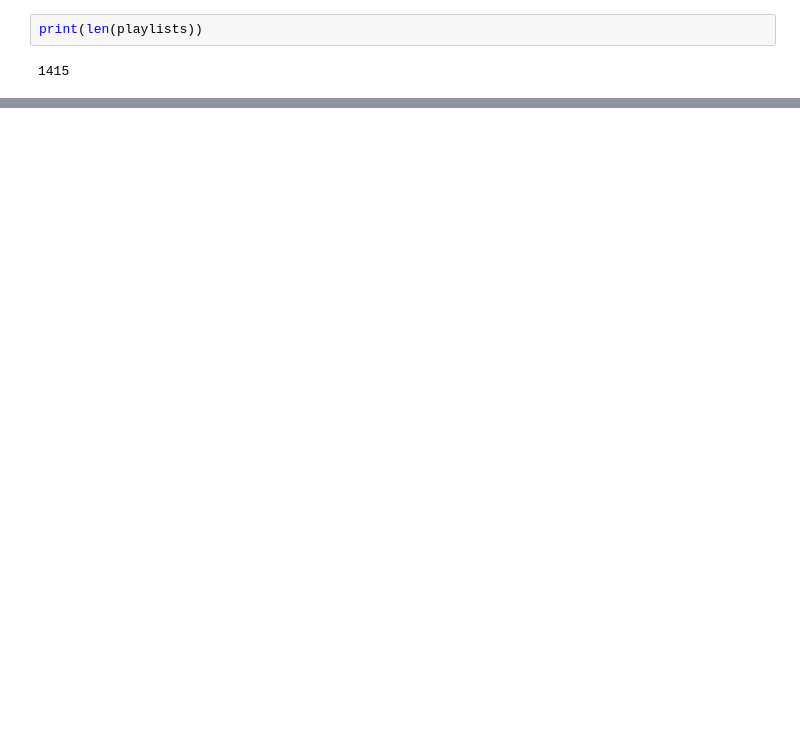
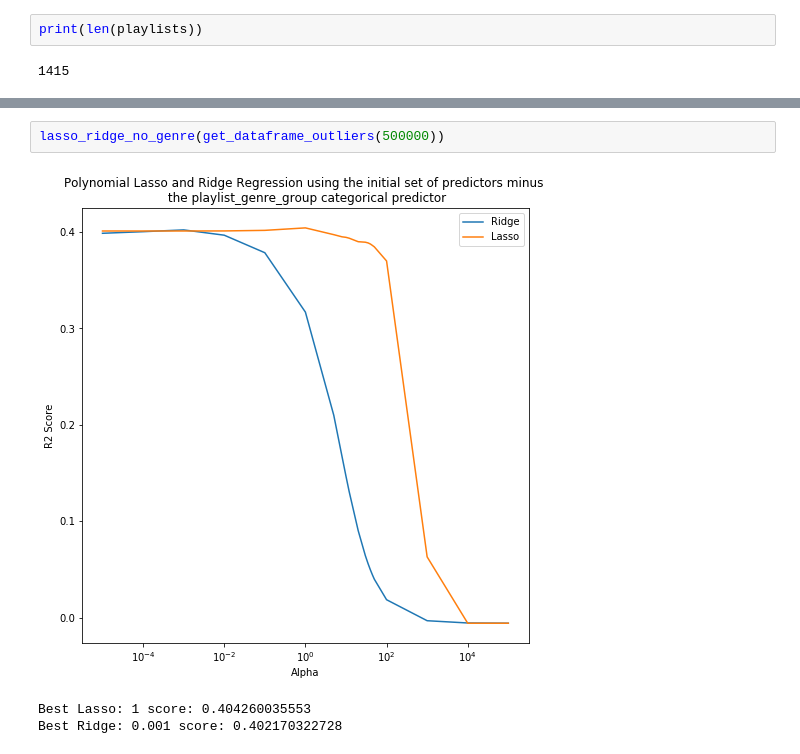
Before and after one commit to REMitchell/CSCIE109A, a Jupyter notebook: final/Final.ipynb, the cells around one changed output, grey strips where cells are left out. Saved outputs shown, nothing was run; the diff lists cells and outputs as text; blank space fills up the shorter version.

```diff
--- a/final/Final.ipynb
+++ b/final/Final.ipynb
@@ -1266,0 +1300,6 @@ print(len(playlists))
+# %%
+lasso_ridge_no_genre(get_dataframe_outliers(500000))
+# %% [output]
+[figure, added]
+Best Lasso: 1 score: 0.404260035553
+Best Ridge: 0.001 score: 0.402170322728
```
Also changed, not shown: parts of 14 cells of this notebook, 8 other files.
